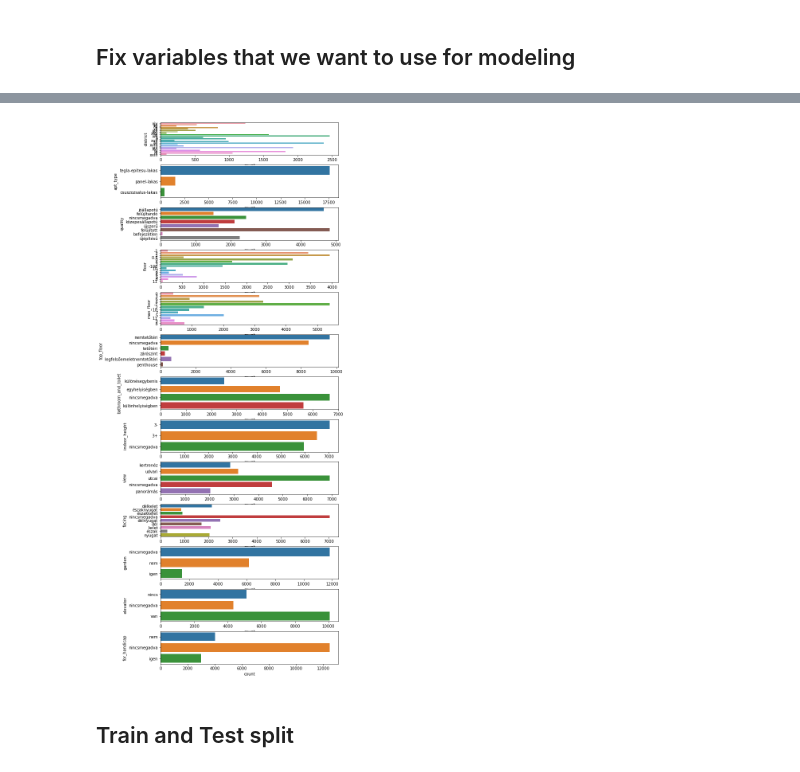
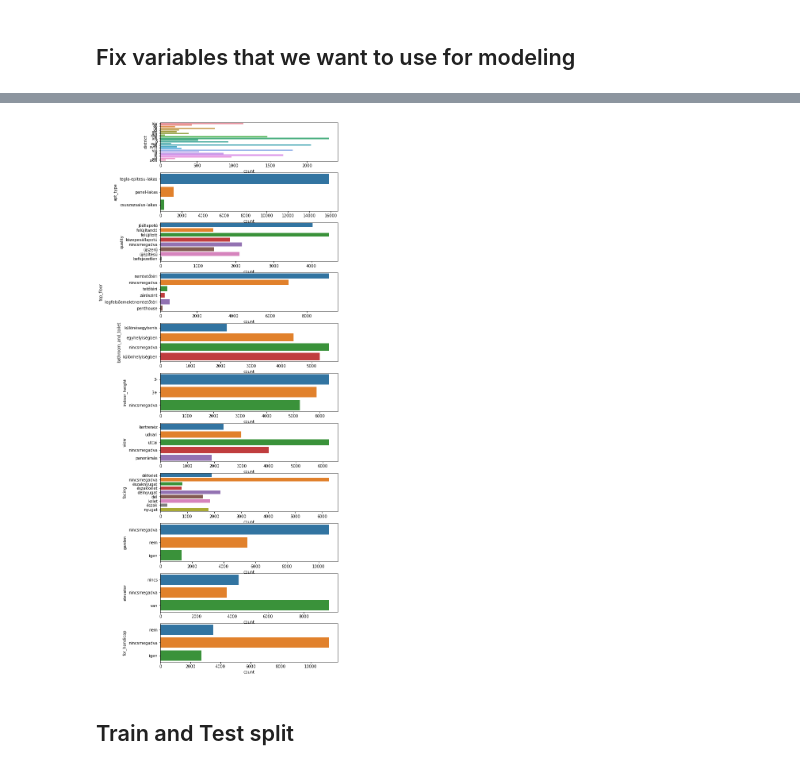
Before and after one commit to krinya/ingatlan, a Jupyter notebook: data_cleaning_and_eda/cleaning_and_eda.ipynb, the cells around one changed output, grey strips where cells are left out. Cells and saved outputs as stored; diff of their text form; code cells hidden in the pictures.

```diff
--- a/data_cleaning_and_eda/cleaning_and_eda.ipynb
+++ b/data_cleaning_and_eda/cleaning_and_eda.ipynb
@@ -136,6 +146,7 @@ all_apt
 # %%
 def clean_and_create_variables(data_apt = all_apt,
                               max_price = 500,
+                              min_sqrt_price = 0.3,
                               max_sqrt_price = 2.5,
                               filter_for_multiple_aps = True):
 
@@ -197,6 +208,10 @@ def clean_and_create_variables(data_apt = all_apt,
     # sqm price
     data['sqm_price'] = data['price_huf'] / data['area_wiht_balcony_sqm']
 
+    # min sqrt price filter
+    data = data[data['sqm_price'] >= min_sqrt_price].reset_index(drop = True)
+    print(len(data))
+
      # max sqrt price filter
     data = data[data['sqm_price'] <= max_sqrt_price].reset_index(drop = True)
     print(len(data))
@@ -455,4 +484,4 @@ def get_coordinates_for_addresses(data = all_apt_cleaned, address_column_name =
 # %%
 #addresses_dt = get_coordinates_for_addresses(limit=len(all_apt_cleaned))
 # %%
-addresses_dt = pd.read_csv('../addresses_with_coordinates20211224_180554.csv')
+addresses_dt = pd.read_csv('../addresses_with_coordinates20220111_170217.csv')
@@ -688,9 +765,12 @@ cols_we_want_to_keep = ['price_huf', 'sqm_price', 'base_area', 'balcony_size', '
                         'floor', 'max_floor', 'top_floor','bathroom_and_toilet', 'indoor_height', 'view', 'facing',
                         #'heating',
                         'garden', 'elevator', 'for_handicap',
+                        'last_postcode',
                         #'parking',
-                         'korforgalom_distance', 'westend_distance', 'deakter_distance', 'varosloget_distance',
-                        'puskasstadion_distance', 'boraroster_distance', 'moricz_distance', 'mammut_distance']
+                         'korforgalom_distance',
+                        #'westend_distance', 'deakter_distance', 'varosloget_distance',
+                        #'puskasstadion_distance', 'boraroster_distance', 'moricz_distance', 'mammut_distance'
+                       ]
 
 modeling_data_base = all_apt_cleaned[cols_we_want_to_keep]
 modeling_data_base
@@ -717,6 +799,10 @@ def fixing_variables_for_modeling(data = modeling_data_base):
 
     #drop lat lng with nan values
     cleand_data  = data.dropna(subset=['lat', 'lng'])
+    print(len(cleand_data))
+
+    #drop postcode nan values
+    cleand_data  = data.dropna(subset=['last_postcode'])
     print(len(cleand_data))
 
     #fix year built
@@ -733,11 +819,14 @@ def fixing_variables_for_modeling(data = modeling_data_base):
     cleand_data['floor'] = cleand_data['floor'].replace(['félemelet'],'0.5')
     cleand_data['floor'] = cleand_data['floor'].replace(['földszint'],'0')
     cleand_data['floor'] = cleand_data['floor'].replace(['szuterén'],'-1')
+    cleand_data['floor'] = cleand_data['floor'].astype(float)
 
     # max floor
     cleand_data['max_floor'] = cleand_data['max_floor'].replace(['többmint10'],'11')
     cleand_data['max_floor'] = cleand_data['max_floor'].replace(['nincsmegadva'],'-1')
     cleand_data['max_floor'] = cleand_data['max_floor'].replace(['földszintes'],'0')
+    cleand_data['max_floor'] = cleand_data['max_floor'].astype(float)
+
 
     # top floor
     cleand_data['top_floor'] = cleand_data['top_floor'].replace(['beépített'],'nincsmegadva')
@@ -801,11 +893,11 @@ plot = modeling_data.hist(column=continuous_vars, figsize = (16, 12), bins = 50)
 # %%
-fig, axes = plt.subplots(13, 1, figsize=(8, 25))
+fig, axes = plt.subplots(11, 1, figsize=(8, 25))
 plt.subplots_adjust(left=None, bottom=None, right=None, top=None, wspace=1, hspace=0.3)
 
 for i, ax in enumerate(axes.ravel()):
     plot = sns.countplot(y = categorical_vars[i], data=modeling_data, ax=ax)
 # %% [output]
-[figure, old version]
+[figure, new version]
 # %% [markdown]
 ## Train and Test split
 # %%
```
Also changed, not shown: parts of 104 cells of this notebook.
